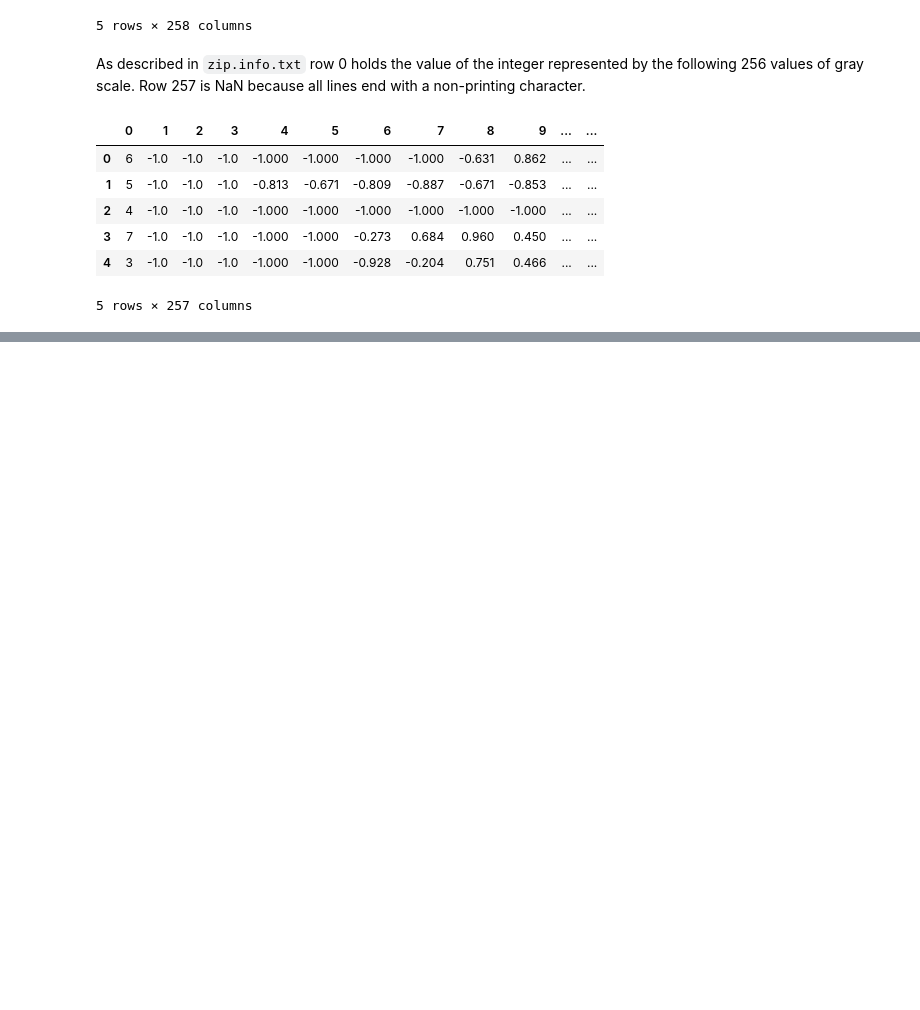
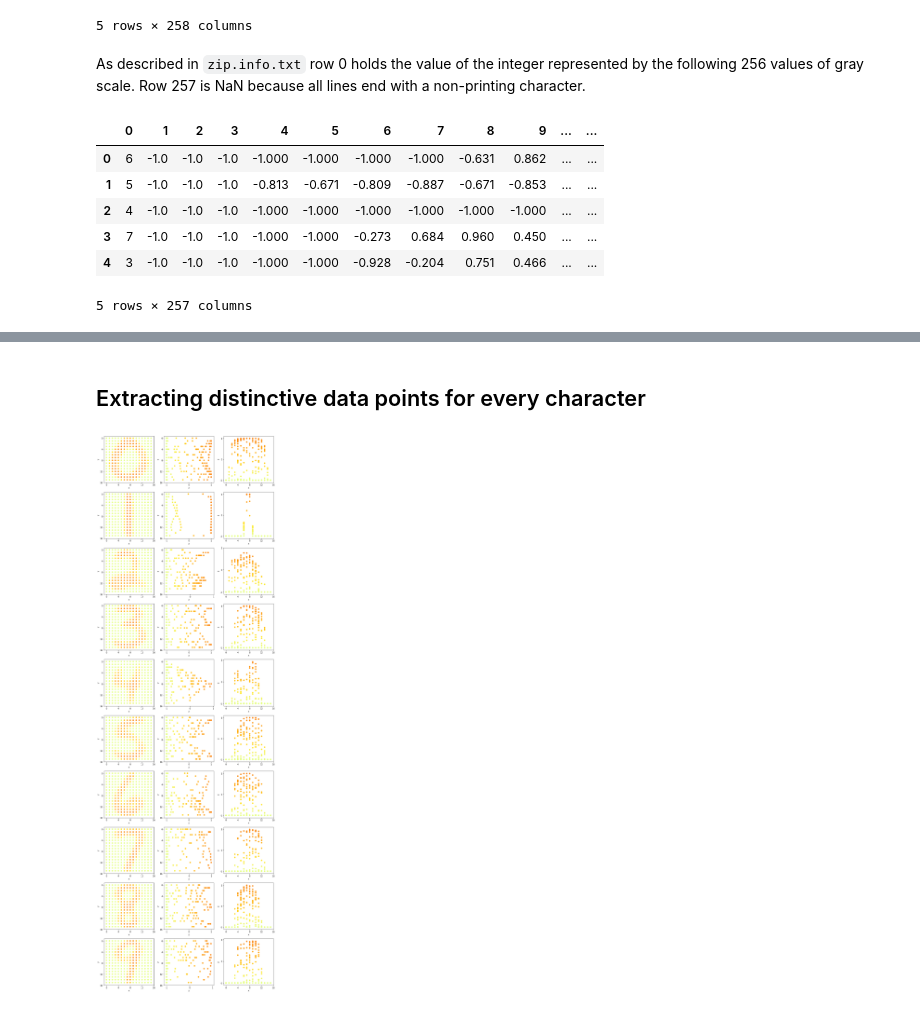
Before and after one commit to marianoju/neuefische, a Jupyter notebook: Clustering of pixels by grey values.ipynb, the cells around one changed output, grey strips where cells are left out. Drawn from its saved outputs; the diff is of its cells as text; code cells hidden in the pictures; blank space fills up the shorter version.

Commit message:
Clustering of pixels by grey values

```diff
--- a/Clustering of pixels by grey values.ipynb
+++ b/Clustering of pixels by grey values.ipynb
@@ -154,0 +186,78 @@ plt.show()
+# %% [markdown]
+## Extracting distinctive data points for every character
+# %%
+"""
+The function get_image_scatter will take descriptive image statistics
+(e.g. mean, median) for every pixel and point to the respective position.
+x and y correspond to the position of the pixel in the image,
+z represents the grey value of each pixel.
+Information is stored in a three-column numpy array.
+"""
+
+def get_image_scatter(image_statistical_value):
+    image_scatter = np.zeros((256, 3))
+    for y in range(0,16):
+        for x in range(0,16):
+            pixel_pos =  x + y * 16
+            image_scatter[pixel_pos][0] = x
+            image_scatter[pixel_pos][1] = y
+            image_scatter[pixel_pos][2] = image_statistical_value[pixel_pos + 1]
+    return image_scatter
+# %%
+# set up a container figure for the subplots
+fig = plt.figure(figsize=(15, 50))
+
+"""
+For specifications of colormaps see
+- https://matplotlib.org/users/colormaps.html
+
+On how to invert the y-axis see
+- https://stackoverflow.com/questions/18318763/
+- https://matplotlib.org/api/axes_api.html
+"""
+
+for character in range(0,10):
+    image_statistical_value = get_data_for_character(data, character).median()
+    image_scatter = get_image_scatter(image_statistical_value)
+
+    #  First subplot
+    ax = fig.add_subplot(10, 3, (3 * character) + 1)
+    plt.scatter(image_scatter[:,0], image_scatter[:,1], c=image_scatter[:,2], cmap='Wistia')
+    plt.xlabel('x')
+    plt.ylabel('y')
+    xticks_val = [0, 4, 8, 12, 16]
+    xticks_lab = ['0', '4', '8', '12', '16']
+    yticks_val = [0, 4, 8, 12, 16]
+    yticks_lab = ['0', '4', '8', '12', '16']
+    plt.xticks(xticks_val, xticks_lab)
+    plt.yticks(yticks_val, yticks_lab)
+    ax.invert_yaxis()
+
+    # Second subplot
+    ax = fig.add_subplot(10, 3, (3 * character) + 2)
+    plt.scatter(image_scatter[:,2], image_scatter[:,1], c=image_scatter[:,2], cmap='Wistia')
+    plt.xlabel('z')
+    plt.ylabel('y')
+    zticks_val = [-1, 0, 1]
+    zticks_lab = ['-1', '0', '1']
+    yticks_val = [0, 4, 8, 12, 16]
+    yticks_lab = ['0', '4', '8', '12', '16']
+    plt.xticks(zticks_val, zticks_lab)
+    plt.yticks(yticks_val, yticks_lab)
+    ax.invert_yaxis()
+
+    # Third subplot
+    ax = fig.add_subplot(10, 3, (3 * character) + 3)
+    plt.scatter(image_scatter[:,0],image_scatter[:,2], c=image_scatter[:,2], cmap='Wistia')
+    plt.xlabel('x')
+    plt.ylabel('z')
+    xticks_val = [0, 4, 8, 12, 16]
+    xticks_lab = ['0', '4', '8', '12', '16']
+    zticks_val = [-1, 0, 1]
+    zticks_lab = ['-1', '0', '1']
+    plt.xticks(xticks_val, xticks_lab)
+    plt.yticks(zticks_val, zticks_lab)
+
+plt.show()
+# %% [output]
+[figure, added]
```
Also changed, not shown: parts of 22 cells of this notebook.
